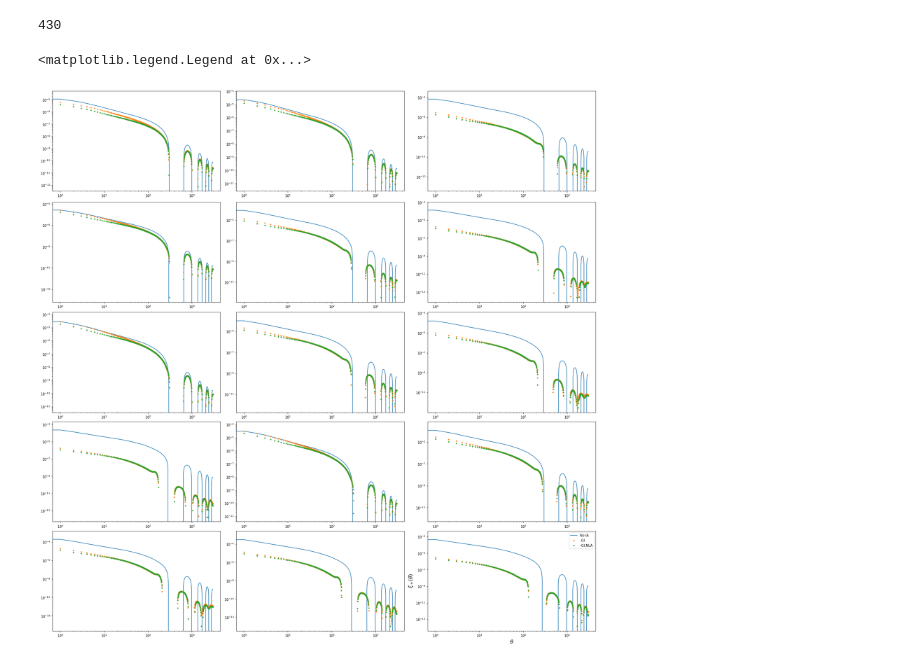
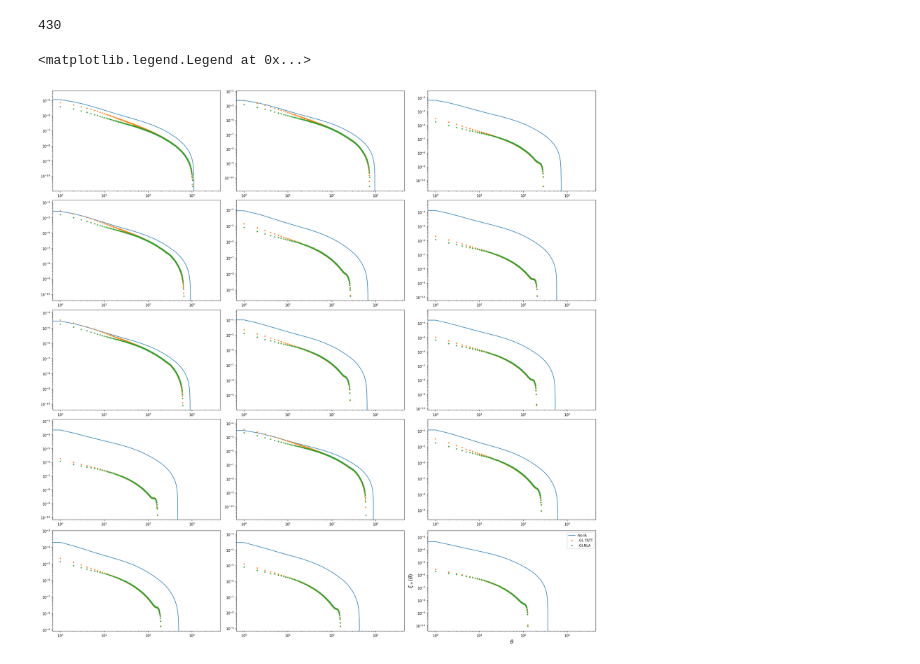
Before and after one commit to LSSTDESC/SkySim5000_IA_infusion, a Jupyter notebook: theo_predictions.ipynb, the cells around one changed output. Saved outputs shown, nothing was run; the diff lists cells and outputs as text; code cells hidden in the pictures.

```diff
--- a/theo_predictions.ipynb
+++ b/theo_predictions.ipynb
@@ -20,7 +20,7 @@ cosmo = ccl.Cosmology(
     Omega_c=0.22, Omega_b=0.0448,
     h=0.71, sigma8 = 0.801, n_s= 0.963,w0=-1.00,wa=0.0, Omega_k=0.0)
 # %%
-nzs=np.loadtxt("/global/u1/d/dlan/SkySim5000_IA_infusion/StageIV_zcen_nz_bin1-5.dat", unpack = True)
+nzs=np.loadtxt("/global/homes/j/jharno/IA-infusion/SkySim5000/tools/SkySim5000_IA_infusion/StageIV_zcen_nz_bin1-5.dat", unpack = True)
 # %%
 z=nzs[0]
 nzs_s=nzs[1:]
@@ -35,8 +35,8 @@ these factors absorb the typical normalization factors used in the literature fo
 # %%
 # Biases for IAs. Will be converted to the input c_IA values below.
 a_1 = 1.
-a_2 = 0.5
-a_d = 0.5
+a_2 = 0.0
+a_d = 1.0
 # %%
 c_1,c_d,c_2 = pt.translate_IA_norm(cosmo, z, a1=a_1, a1delta=a_d, a2=a_2,
                                    Om_m2_for_c2 = False)
@@ -120,7 +120,7 @@ for i in range(len(nzs_s)):
 #     ccl.angular_cl(cosmo, t, t, ell) for t in tracers_IA_nla
 # ])
 # %%
-ell = np.unique(np.geomspace(30,30000,1000).astype(int)).astype(float)
+ell = np.unique(np.geomspace(1,300000,1000).astype(int)).astype(float)
 cls={}
 
 
@@ -253,28 +253,28 @@ shear_GI_NLA_minus=np.stack(shear_GI_NLA_minus)
 # %%
 k=theta
 figsize = (23, 23)
 fig =plt.figure(figsize=figsize, constrained_layout=True)
 cols = 3
 rows =5
 axs = fig.subplots(rows, cols)
 axs = trim_axs(axs, len(shear_GG_plus))
 for ax, pi in zip(axs, shear_GG_plus):
     ax.loglog(theta, pi,label='No IA')
 #for ax, px in zip(axs, shear_II_NLA_plus):
     #ax.loglog(theta, px,'--',label='II,NLA')
 #for ax, pj in zip(axs, shear_II_plus):
     #ax.loglog(theta, pj,'.',label='II')
 for ax, pjk in zip(axs, shear_GI_plus):
-    ax.loglog(theta,-pjk,'.',label='-GI')
+    ax.loglog(theta,-pjk,'.',label='-GI, TATT')
 for ax, pjj in zip(axs, shear_GI_NLA_plus):
     ax.loglog(theta, -pjj,'.',label='-GI,NLA')
     plt.xlabel(r'$\theta$', fontsize=15)
     plt.ylabel(r'$\xi_+(\theta)$', fontsize=15)
 legend(loc='upper right')
 #fig.savefig("pos_cross.png",dpi=250)
 # %% [output]
 <matplotlib.legend.Legend at 0x...>
-[figure, old version]
+[figure, new version]
 # %%
 k=theta
 figsize = (23, 23)
```
Also changed, not shown: parts of 5 cells of this notebook, 50 other files.
